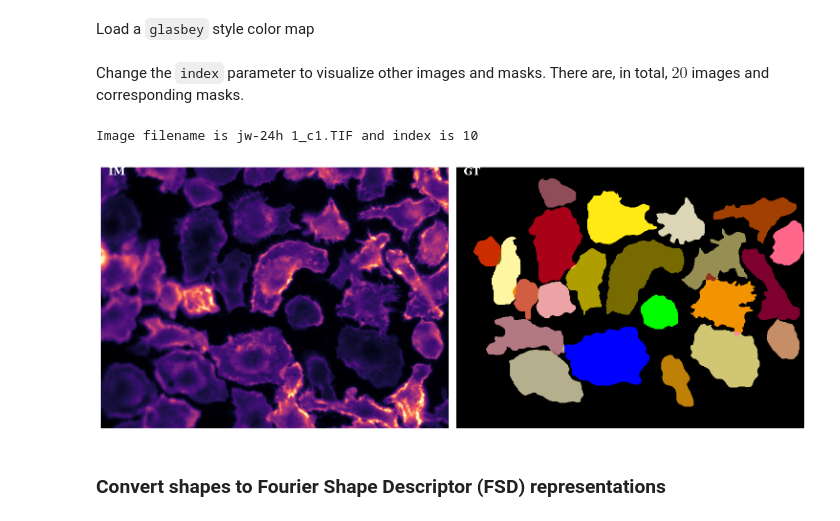
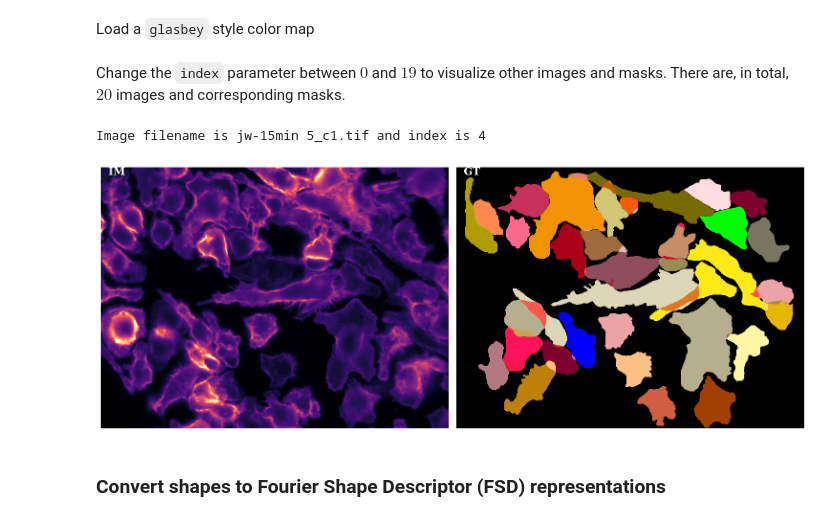
Before and after one commit to lmanan/FSD, a Jupyter notebook: examples/01-shape-analysis/BBBC020/run.ipynb, the cells around one changed output. Saved outputs shown, nothing was run; the diff lists cells and outputs as text; code cells hidden in the pictures.

```diff
--- a/examples/01-shape-analysis/BBBC020/run.ipynb
+++ b/examples/01-shape-analysis/BBBC020/run.ipynb
@@ -31,19 +37,19 @@ new_cmp= np.load('../../../cmaps/cmap_60.npy')
 new_cmp = ListedColormap(new_cmp)
 # %%
 %matplotlib inline
-image_file_names = sorted(glob(os.path.join(data_dir, project_name, 'download', 'images','*.TIF')))
+image_file_names = sorted(glob(os.path.join(data_dir, project_name, 'download', 'images','*.tif')))
 mask_file_names = sorted(glob(os.path.join(data_dir, project_name, 'download', 'masks','*.tif')))
 # %% [markdown]
-Change the `index` parameter to visualize other images and masks. There are, in total, $20$ images and corresponding masks.
+Change the `index` parameter between $0$ and $19$ to visualize other images and masks. There are, in total, $20$ images and corresponding masks.
 # %%
-index = 10
+index = 4
 print("Image filename is {} and index is {}".format(os.path.basename(image_file_names[index]), index))
 image = tifffile.imread(image_file_names[index])
 label_mask = tifffile.imread(mask_file_names[index])
 visualize(image = image, ground_truth = invert_one_hot(label_mask), new_cmp = new_cmp)
 # %% [output]
-Image filename is jw-24h 1_c1.TIF and index is 10
+Image filename is jw-15min 5_c1.tif and index is 4
-[figure, old version]
+[figure, new version]
 # %% [markdown]
 ### Convert shapes to Fourier Shape Descriptor (FSD) representations
 # %% [markdown]
```
Also changed, not shown: parts of 26 cells of this notebook, 3 other files.
